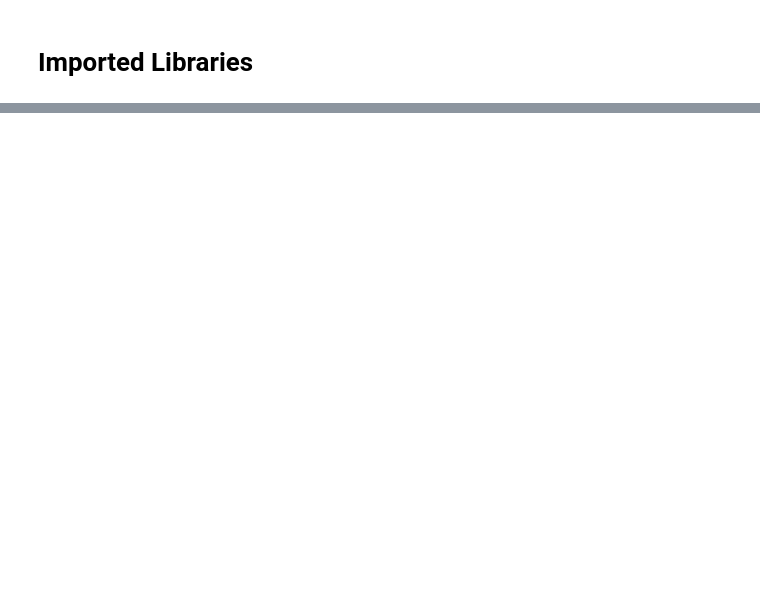
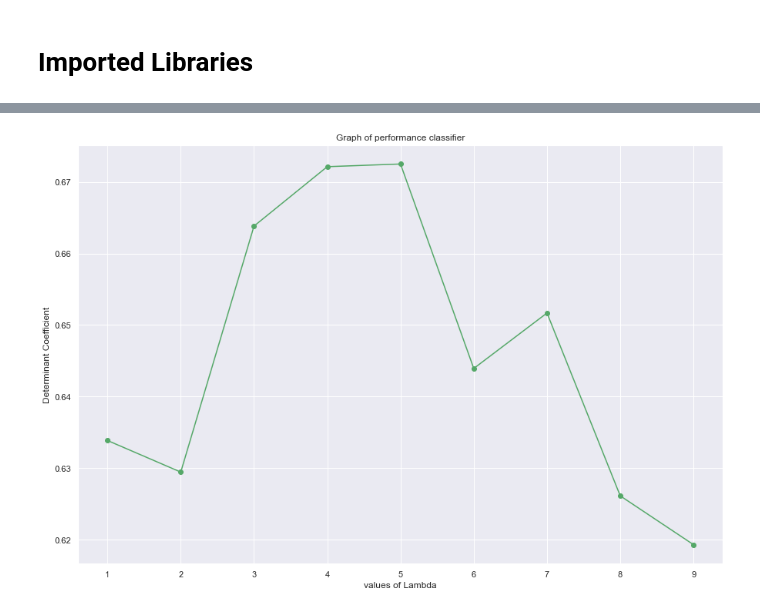
Before and after one commit to adebayodeji/Data-Science-Project, a Jupyter notebook: dadebayo_Deji_Adebayo.ipynb, the cells around one changed output, grey strips where cells are left out. Saved outputs shown, nothing was run; the diff lists cells and outputs as text; code cells hidden in the pictures; blank space fills up the shorter version.

```diff
--- a/dadebayo_Deji_Adebayo.ipynb
+++ b/dadebayo_Deji_Adebayo.ipynb
@@ -627,0 +123,22 @@ The mean square error(RF): 0.4602684169278997
+# %%
+##################################performance of the classifier versus the number of neighbors used#############
+neighbourList = list(range(1, 10))
+
+values = []
+
+#iterate over the neighbour List
+for k in neighbourList:
+    classifierValue = KNeighborsClassifier(n_neighbors = k)
+    classifierValue.fit(titanicDataframePredictor, titanicDataframe["survived"])
+    PredictionValue = classifierValue.predict(titanicDataframePredictor)
+    crossValidationValues = cross_validate(classifierValue, titanicDataframePredictor, titanicDataframe["survived"], cv=5, scoring='balanced_accuracy')
+    getMeanScore = np.mean(crossValidationValues['test_score'])
+    values.append(getMeanScore)
+
+plt.plot(neighbourList, values, "go-")
+plt.ylabel("Determinant Coefficient")
+plt.xlabel("values of Lambda")
+plt.title("Graph of performance classifier")
+plt.show()
+# %% [output]
+[figure, added]
```
Also changed, not shown: parts of 75 cells of this notebook, 1 other file.
